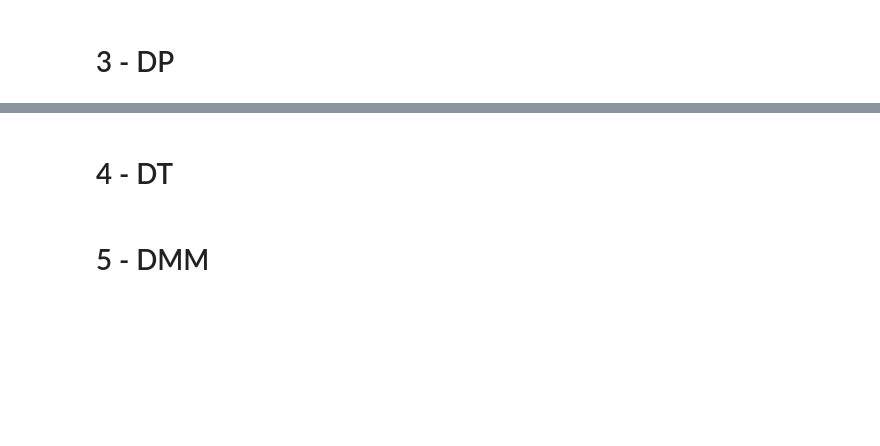
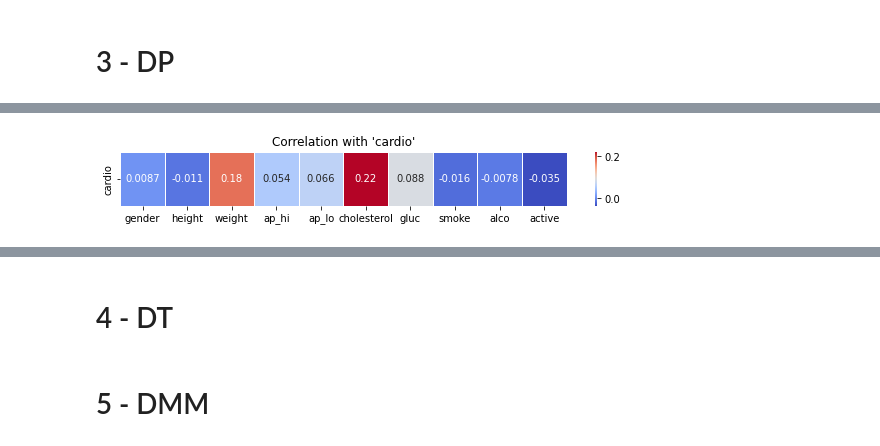
Before and after one commit to Pokekaya/722-BDAS, a Jupyter notebook: code.ipynb, the cells around one changed output, grey strips where cells are left out. Cells and saved outputs as stored; diff of their text form; code cells hidden in the pictures; blank space fills up the shorter version.

```diff
--- a/code.ipynb
+++ b/code.ipynb
@@ -190,2 +307,18 @@ missing_values.show()
 # %% [markdown]
 # 3 - DP
+# %%
+# prepare the columns and "age" column cannot correlation yet due to inconsistent data format
+tmpDf = df.drop("age", "cardio")
+columns = tmpDf.columns
+target = 'cardio'
+
+# apply correlation method
+correlations = {}
+for col in columns:
+    corr_value = df.stat.corr(col, target)
+    correlations[col] = corr_value
+
+# print the result in descending order
+sorted_correlations = sorted(correlations.items(), key=lambda x: x[1], reverse=True)
+for col, corr_value in sorted_correlations:
+    print(f"Correlation between \"{target}\" and \"{col}\": {corr_value:.4f}")
@@ -191,0 +338,13 @@ missing_values.show()
+# %%
+# preparing data to plot the heatmap diagram
+attributes = list(correlations.keys())
+correlation_values = list(correlations.values())
+corr_matrix = [correlation_values]
+
+# Generate the heatmap plot
+plt.figure(figsize=(10, 1))  # Adjust size as per your preference
+sns.heatmap(corr_matrix, annot=True, yticklabels=['cardio'], xticklabels=attributes, cmap="coolwarm", cbar=True, linewidths=0.5)
+plt.title("Correlation with 'cardio'")
+plt.show()
+# %% [output]
+[figure, added]
```
Also changed, not shown: parts of 10 cells of this notebook.
